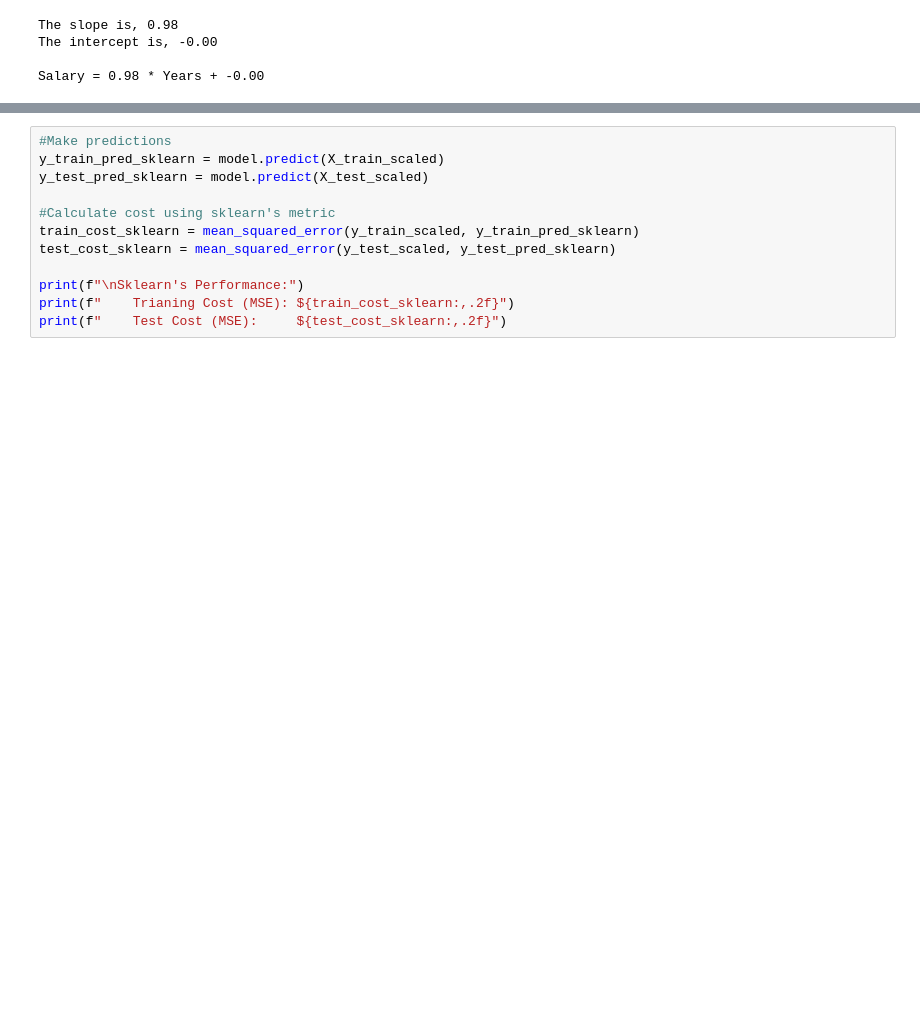
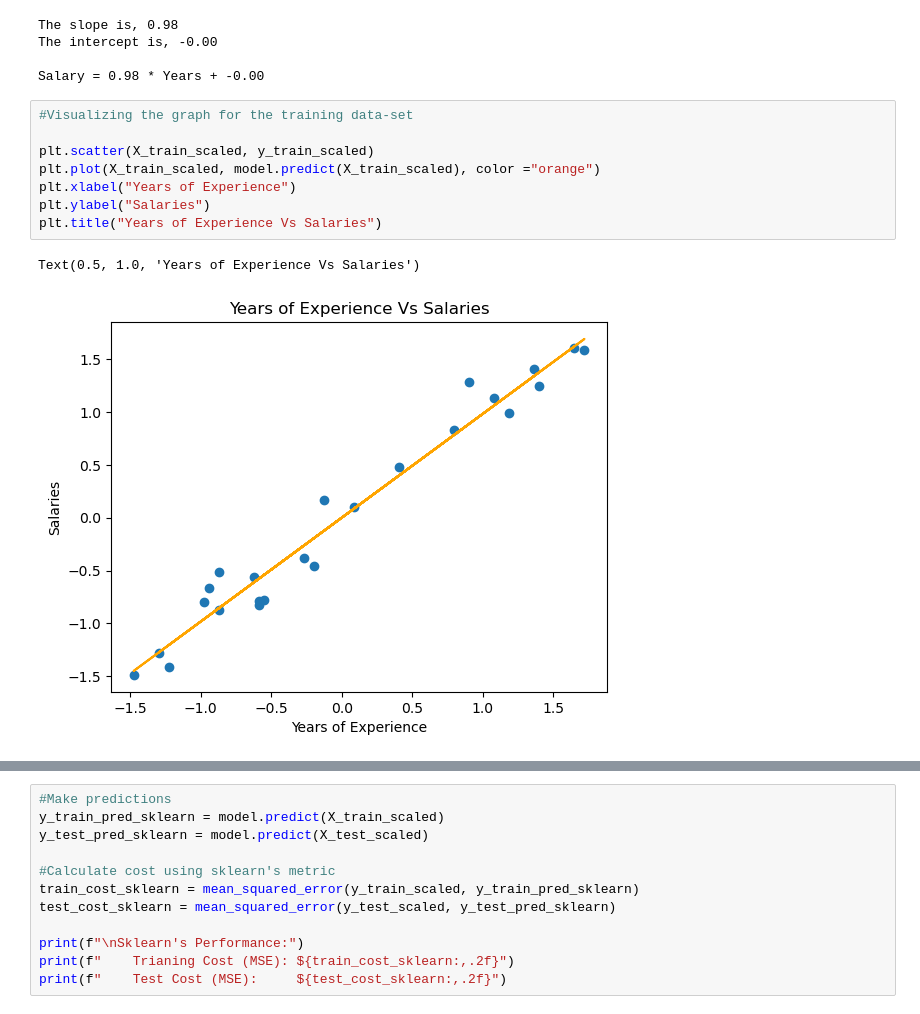
Before and after one commit to the-liyanage/from-scratch, a Jupyter notebook: regression/basic-linear-regression/gradient_desc.ipynb, the cells around one changed output, grey strips where cells are left out. Cells and saved outputs as stored; diff of their text form; blank space fills up the shorter version.

```diff
--- a/regression/basic-linear-regression/gradient_desc.ipynb
+++ b/regression/basic-linear-regression/gradient_desc.ipynb
@@ -180,3 +180,14 @@ The slope is, 0.98
 The intercept is, -0.00
 
 Salary = 0.98 * Years + -0.00
+# %%
+#Visualizing the graph for the training data-set
+
+plt.scatter(X_train_scaled, y_train_scaled)
+plt.plot(X_train_scaled, model.predict(X_train_scaled), color ="orange")
+plt.xlabel("Years of Experience")
+plt.ylabel("Salaries")
+plt.title("Years of Experience Vs Salaries")
+# %% [output]
+Text(0.5, 1.0, 'Years of Experience Vs Salaries')
+[figure, added]
```
Also changed, not shown: parts of 5 cells of this notebook.
